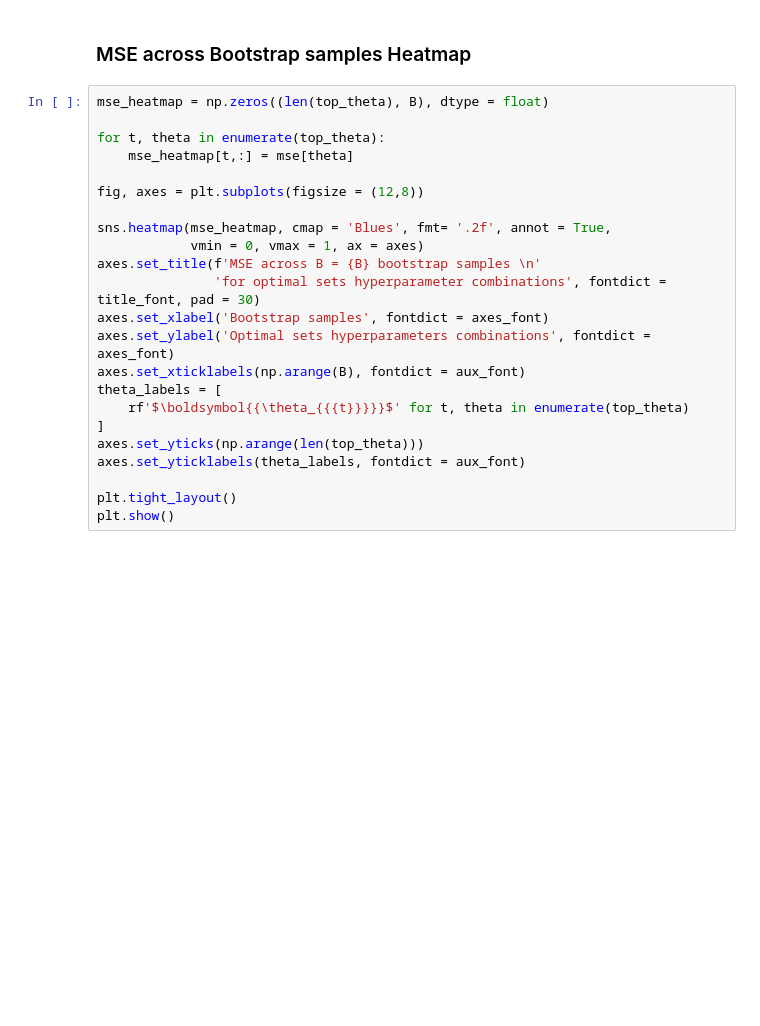
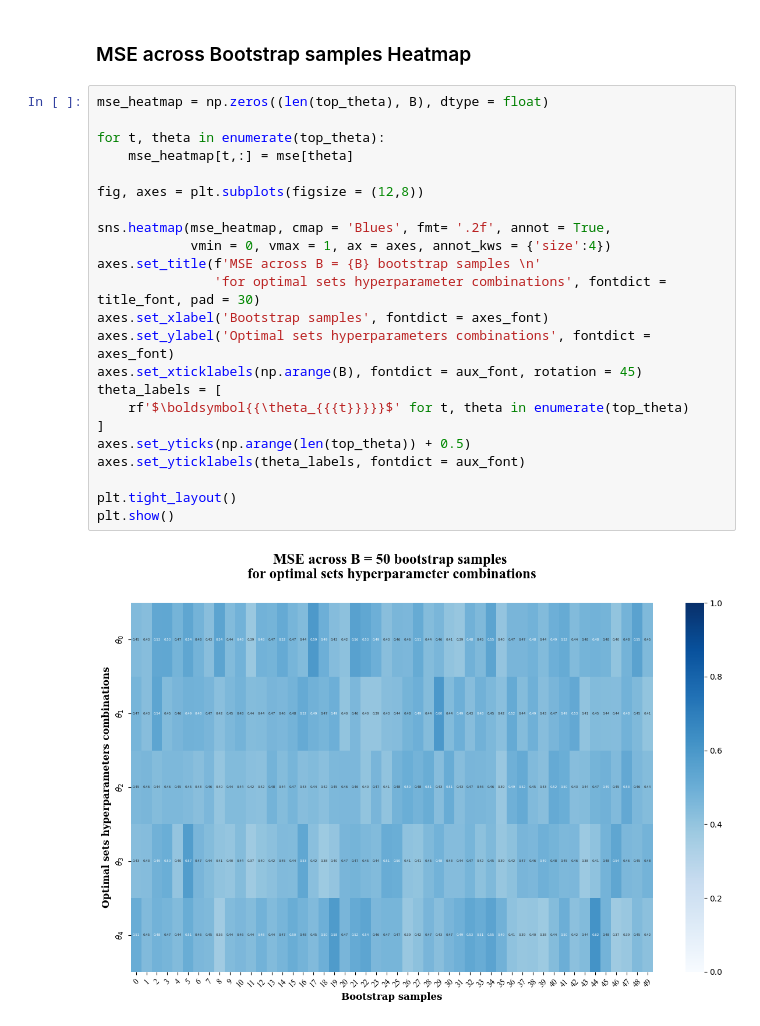
Before and after one commit to danieldelpozuelo-bit/TFM-project, a Jupyter notebook: TWSVM.ipynb, the cells around one changed output. Cells and saved outputs as stored; diff of their text form; blank space fills up the shorter version.

```diff
--- a/TWSVM.ipynb
+++ b/TWSVM.ipynb
@@ -1553,23 +1582,25 @@ AttributeError: QuadMesh.set() got an unexpected keyword argument 'annotate'
 # %%
 mse_heatmap = np.zeros((len(top_theta), B), dtype = float)
 
 for t, theta in enumerate(top_theta):
     mse_heatmap[t,:] = mse[theta]
 
 fig, axes = plt.subplots(figsize = (12,8))
 
 sns.heatmap(mse_heatmap, cmap = 'Blues', fmt= '.2f', annot = True,
-            vmin = 0, vmax = 1, ax = axes)
+            vmin = 0, vmax = 1, ax = axes, annot_kws = {'size':4})
 axes.set_title(f'MSE across B = {B} bootstrap samples \n'
                'for optimal sets hyperparameter combinations', fontdict = title_font, pad = 30)
 axes.set_xlabel('Bootstrap samples', fontdict = axes_font)
 axes.set_ylabel('Optimal sets hyperparameters combinations', fontdict = axes_font)
-axes.set_xticklabels(np.arange(B), fontdict = aux_font)
+axes.set_xticklabels(np.arange(B), fontdict = aux_font, rotation = 45)
 theta_labels = [
     rf'$\boldsymbol{{\theta_{{{t}}}}}$' for t, theta in enumerate(top_theta)
 ]
-axes.set_yticks(np.arange(len(top_theta)))
+axes.set_yticks(np.arange(len(top_theta)) + 0.5)
 axes.set_yticklabels(theta_labels, fontdict = aux_font)
 
 plt.tight_layout()
 plt.show()
+# %% [output]
+[figure, added]
```
Also changed, not shown: parts of 10 cells of this notebook, 1 other file.
